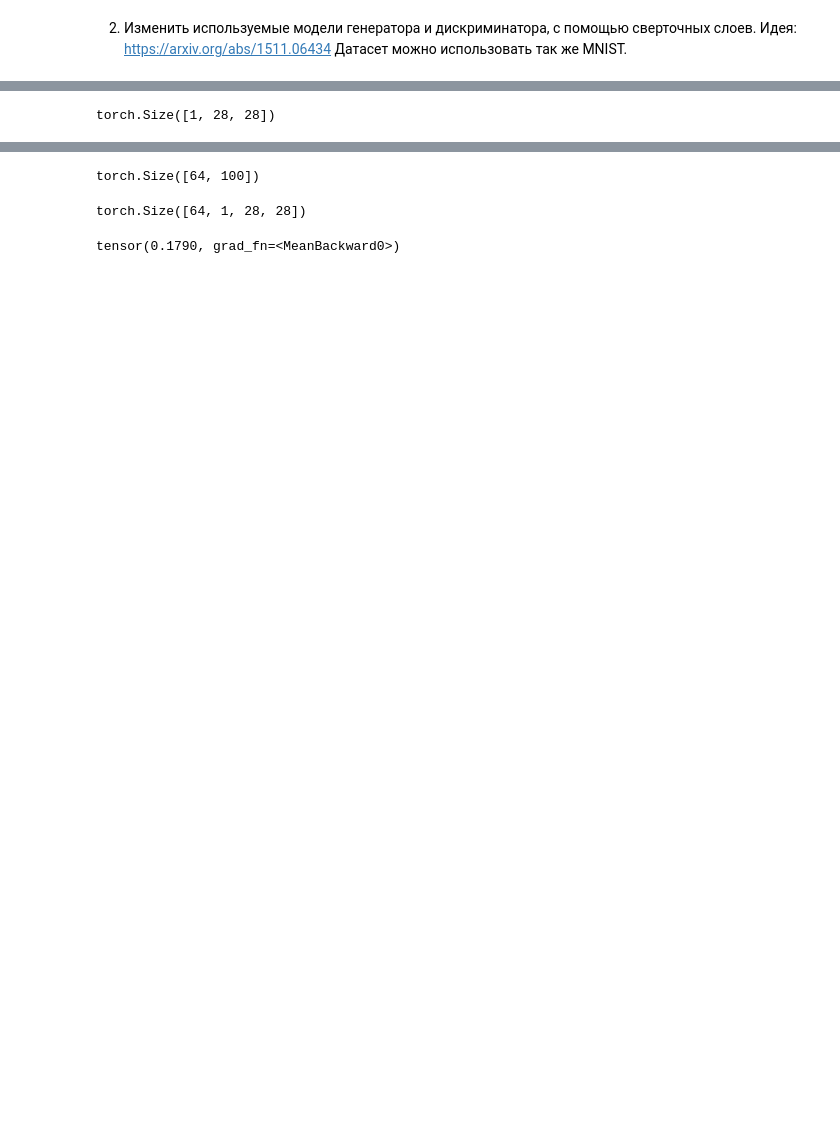
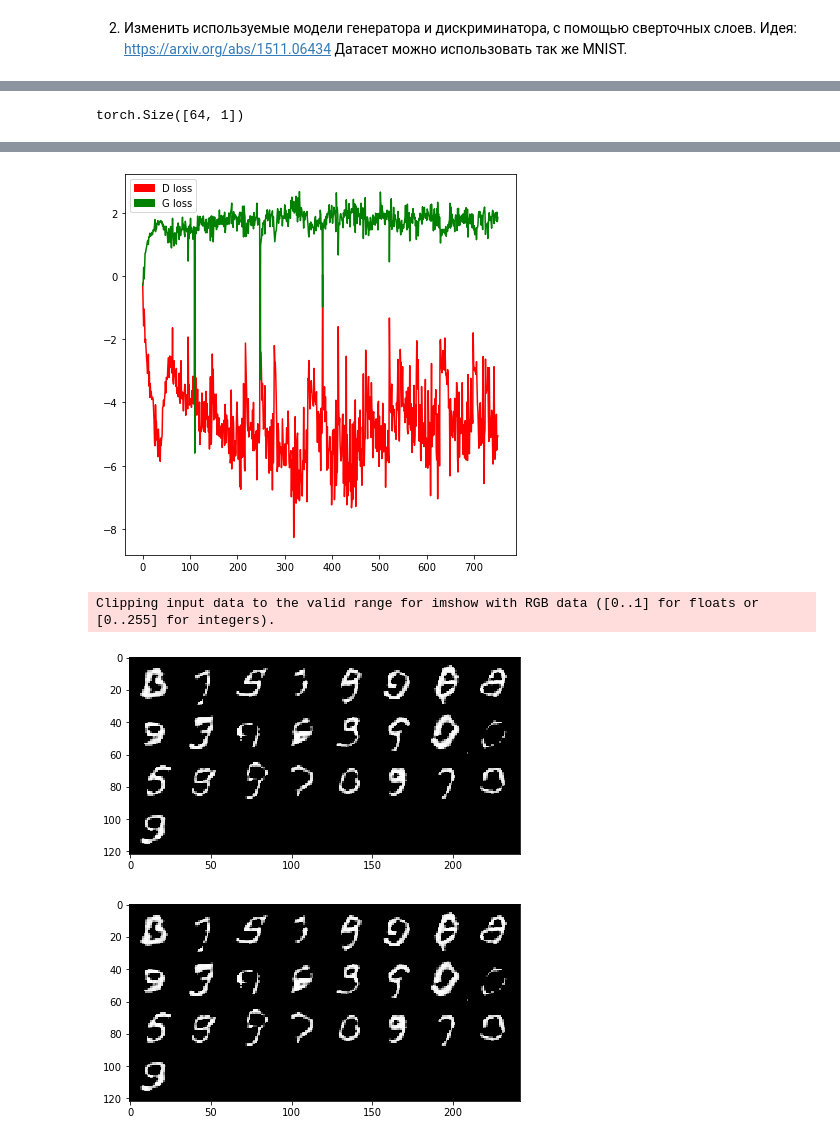
Before and after one commit to Aleksei741/PyTorch, a Jupyter notebook: Lesson_3/HW.ipynb, the cells around one changed output, grey strips where cells are left out. Cells and saved outputs as stored; diff of their text form; code cells hidden in the pictures; blank space fills up the shorter version.

```diff
--- a/Lesson_3/HW.ipynb
+++ b/Lesson_3/HW.ipynb
@@ -199,14 +203,14 @@ plt.show()
 2. Изменить используемые модели генератора и дискриминатора, с помощью сверточных слоев. Идея: https://arxiv.org/abs/1511.06434 Датасет можно использовать так же MNIST.
 # %%
 ######## функция для вывода и сохранения изображения ########
-def sample_image(static_sample, save_img = False):
+def sample_image(static_sample, epoch, save_img = False):
     npimg = make_grid(static_sample.data[:25]).cpu().numpy()
     fig, ax = plt.subplots(figsize=(7, 7))
     ax.imshow(np.transpose(npimg, (1,2,0)), interpolation="nearest")
     if save_img:
-        save_image(gen_imgs.data[:25], "images/%d.png" % batches_done, nrow=5, normalize=True)
+        save_image(gen_imgs.data[:25], "images/%d.png" % epoch, nrow=5, normalize=True)
 # %%
-n_epochs = 200
+n_epochs = 20
 batch_size = 64
 lr = 0.0002
 
@@ -360,0 +308,4 @@ ax3.imshow(img2, cmap='gray')
+# %%
+z = Variable(torch.FloatTensor(np.random.normal(0, 1, (batch_size, latent_dim)))).to(device)
+gen_imgs = generator(z)
+gen_imgs.shape
@@ -361 +358,6 @@ ax3.imshow(img2, cmap='gray')
+# %%
+validity = discriminator(gen_imgs)
+validity.shape
+# %% [output]
+torch.Size([64, 1])
 # %%
@@ -376,23 +371,15 @@ b_size = real_cpu.size(0)
-# %%
-real_cpu.shape
-# %% [output]
-torch.Size([1, 28, 28])
 # %%
 import matplotlib.patches as mpatches
 
 red_patch = mpatches.Patch(color='red', label='D loss')
 green_patch = mpatches.Patch(color='green', label='G loss')
 
-k = 0
-f = 0
+last_epoch = 0
 
 for epoch in range(n_epochs):
     for i, (imgs, labels) in enumerate(real_data):
 
         batch_size = imgs.shape[0]
-
-        real_cpu = imgs[0].to(device)
-        b_size = real_cpu.size(0)
 ##################### Лейблы для данных: 1 - настоящие, 0 - сгенерированные ########
         valid = Variable(torch.FloatTensor(batch_size, 1).fill_(1.0), requires_grad=False).to(device)
         fake = Variable(torch.FloatTensor(batch_size, 1).fill_(0.0), requires_grad=False).to(device)
@@ -405,14 +392,12 @@ for epoch in range(n_epochs):
         optimizer_G.zero_grad()
 
         #генерация шума
-        #z = Variable(torch.FloatTensor(np.random.normal(0, 1, (batch_size, latent_dim)))).to(device)
-        z = Variable(torch.FloatTensor(np.random.normal(0, 1, (imgs.shape[0], latent_dim)))).to(device)
+        z = Variable(torch.FloatTensor(np.random.normal(0, 1, (batch_size, latent_dim)))).to(device)
 
         gen_imgs = generator(z)
 
-        #validity = discriminator(gen_imgs.detach())
-        g_loss = torch.mean(torch.abs(discriminator(gen_imgs) - gen_imgs))
-        #g_loss = adversarial_loss(validity, valid)
+        validity = discriminator(gen_imgs)
+        g_loss = adversarial_loss(validity, valid)
 
         g_loss.backward()
         optimizer_G.step()
@@ -422,16 +407,12 @@ for epoch in range(n_epochs):
         optimizer_D.zero_grad()
 
         real_pred = discriminator(real_imgs)
-        #d_real_loss = adversarial_loss(real_pred, valid)
+        d_real_loss = adversarial_loss(real_pred, valid)
 
-        fake_pred = discriminator(gen_imgs)
-        #d_fake_loss = adversarial_loss(fake_pred, fake)
-
-        d_real_loss = torch.mean(torch.abs(real_pred - real_imgs))
-        d_fake_loss = torch.mean(torch.abs(fake_pred - gen_imgs.detach()))
+        fake_pred = discriminator(gen_imgs.detach())
+        d_fake_loss = adversarial_loss(fake_pred, fake)
 
         d_loss = (d_real_loss + d_fake_loss) / 2
-        #d_loss = d_real_loss - k * d_fake_loss
 
         d_loss.backward()
         optimizer_D.step()
@@ -440,10 +421,10 @@ for epoch in range(n_epochs):
         batches_done = epoch * len(real_data) + i
 
         if batches_done % sample_interval == 0:
-#             plt.clf()
-            #print("[Epoch %d/%d] [Batch %d/%d] [D loss: %f] [G loss: %f]"% (epoch, n_epochs, i, len(real_data), d_loss.item(), g_loss.item()) )
-            display.clear_output(wait=False)
-            #sample_image(gen_imgs)
+
+            display.clear_output(wait=True)
+            plt.clf()
+            print("[Epoch %d/%d] [Batch %d/%d] [D loss: %f] [G loss: %f]"% (epoch, n_epochs, i, len(real_data), d_loss.item(), g_loss.item()) )
 
             d_loss_history.append(d_loss)
             g_loss_history.append(g_loss)
@@ -451,6 +432,11 @@ for epoch in range(n_epochs):
             plt.plot(np.log(np.array(d_loss_history)), label='D loss', color = 'red')
             plt.plot(np.log(np.array(g_loss_history)), label='G loss', color = 'green')
             plt.legend(handles=[red_patch, green_patch])
-#             plt.show()
+            plt.show()
+            sample_image(gen_imgs, epoch)
             display.display(plt.gcf())
+
+            if epoch != last_epoch:
+                last_epoch = epoch
+                sample_image(gen_imgs, epoch, save_img=True)
 # %% [output]
@@ -458,12 +444,4 @@ RuntimeError: Trying to backward through the graph a second time, but the saved
+[figure, added]
+Clipping input data to the valid range for imshow with RGB data ([0..1] for floats or [0..255] for integers).
+[figure, added]
+[figure, added]
-# %%
-z.shape
-# %% [output]
-torch.Size([64, 100])
-# %%
-gen_imgs.shape
-# %% [output]
-torch.Size([64, 1, 28, 28])
-# %%
-d_fake_loss
-# %% [output]
-tensor(0.1790, grad_fn=<MeanBackward0>)
```
Also changed, not shown: parts of 17 cells of this notebook.
